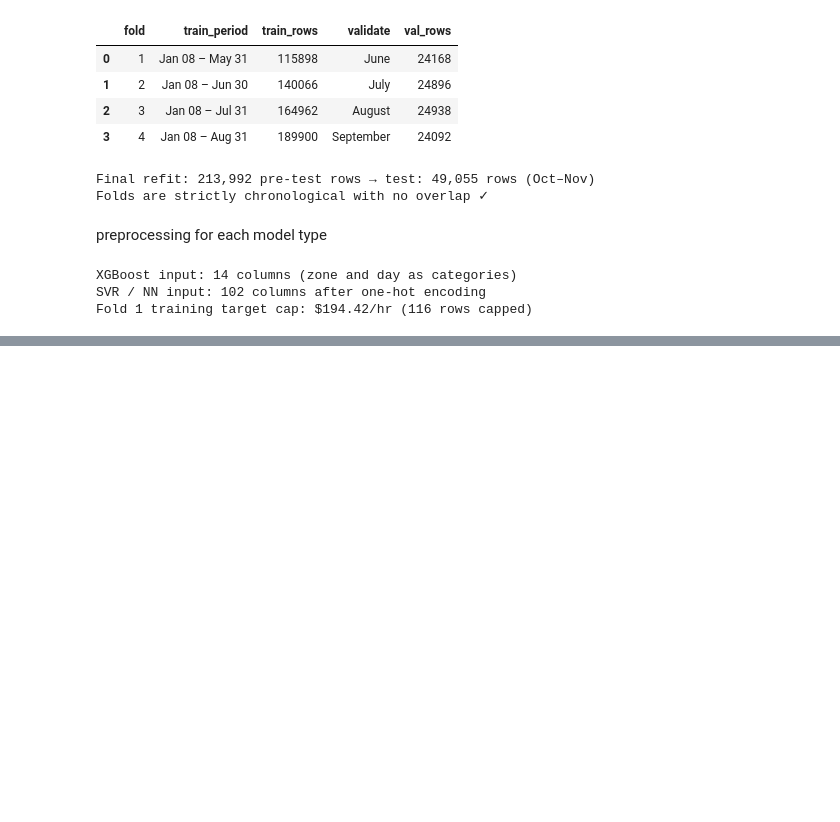
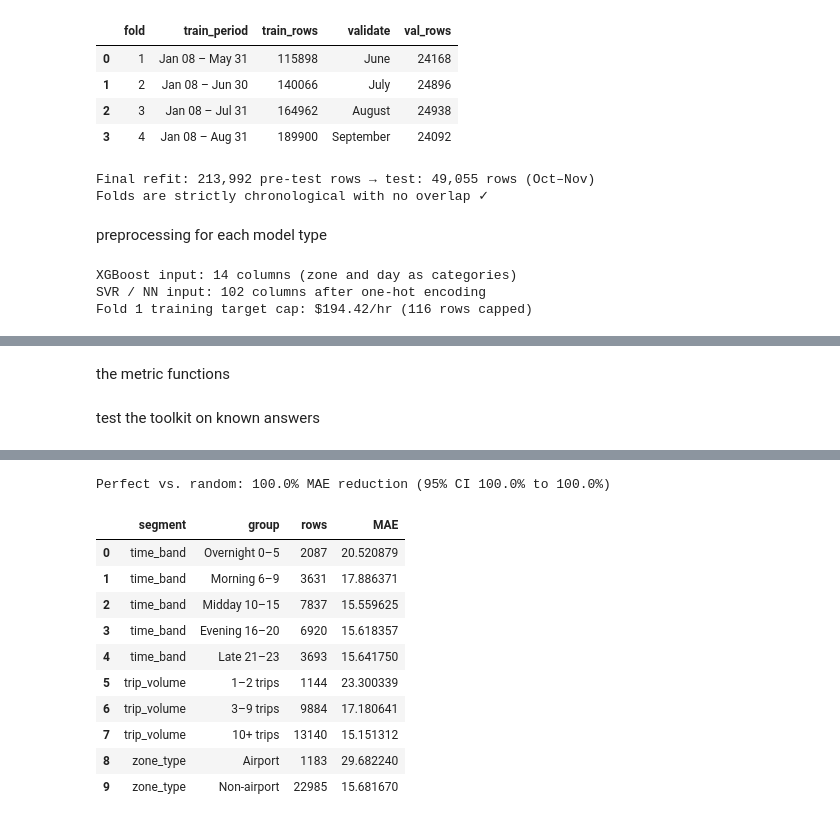
Before and after one commit to VicenteAlfonsoB/nyc-taxi-fleet-optimization, a Jupyter notebook: notebooks/02_fleet_optimization.ipynb, the cells around one changed output, grey strips where cells are left out. Drawn from its saved outputs; the diff is of its cells as text; code cells hidden in the pictures; blank space fills up the shorter version.

Commit message:
Notebook 02: evaluation toolkit with sanity checks

```diff
--- a/notebooks/02_fleet_optimization.ipynb
+++ b/notebooks/02_fleet_optimization.ipynb
@@ -765,0 +784,2 @@ Fold 1 training target cap: $194.42/hr (116 rows capped)
+# %% [markdown]
+the metric functions
@@ -765,0 +846,17 @@ Fold 1 training target cap: $194.42/hr (116 rows capped)
+# %% [markdown]
+test the toolkit on known answers
+# %%
+val1 = model_df.loc[folds[0]["val_idx"]]
+y_val1 = val1[TARGET].to_numpy()
+rng = np.random.default_rng(RANDOM_STATE)
+
+sanity = pd.DataFrame([
+    evaluate(val1, y_val1, "Perfect (prediction = truth)", "Fold 1 val"),
+    evaluate(val1, rng.permutation(y_val1), "Random (shuffled truth)", "Fold 1 val"),
+])
+display(sanity.round(3))
+
+gain_pt, gain_lo, gain_hi = bootstrap_mae_gain(val1, y_val1, rng.permutation(y_val1))
+print(f"Perfect vs. random: {gain_pt:.1f}% MAE reduction (95% CI {gain_lo:.1f}% to {gain_hi:.1f}%)")
+display(segment_mae(val1, rng.permutation(y_val1)))
+# %% [output]
@@ -765,0 +866,12 @@ Fold 1 training target cap: $194.42/hr (116 rows capped)
+Perfect vs. random: 100.0% MAE reduction (95% CI 100.0% to 100.0%)
+|  | segment | group | rows | MAE |
+| 0 | time_band | Overnight 0–5 | 2087 | 20.520879 |
+| 1 | time_band | Morning 6–9 | 3631 | 17.886371 |
+| 2 | time_band | Midday 10–15 | 7837 | 15.559625 |
+| 3 | time_band | Evening 16–20 | 6920 | 15.618357 |
+| 4 | time_band | Late 21–23 | 3693 | 15.641750 |
+| 5 | trip_volume | 1–2 trips | 1144 | 23.300339 |
+| 6 | trip_volume | 3–9 trips | 9884 | 17.180641 |
+| 7 | trip_volume | 10+ trips | 13140 | 15.151312 |
+| 8 | zone_type | Airport | 1183 | 29.682240 |
+| 9 | zone_type | Non-airport | 22985 | 15.681670 |
```
Also changed, not shown: parts of 4 cells of this notebook.
